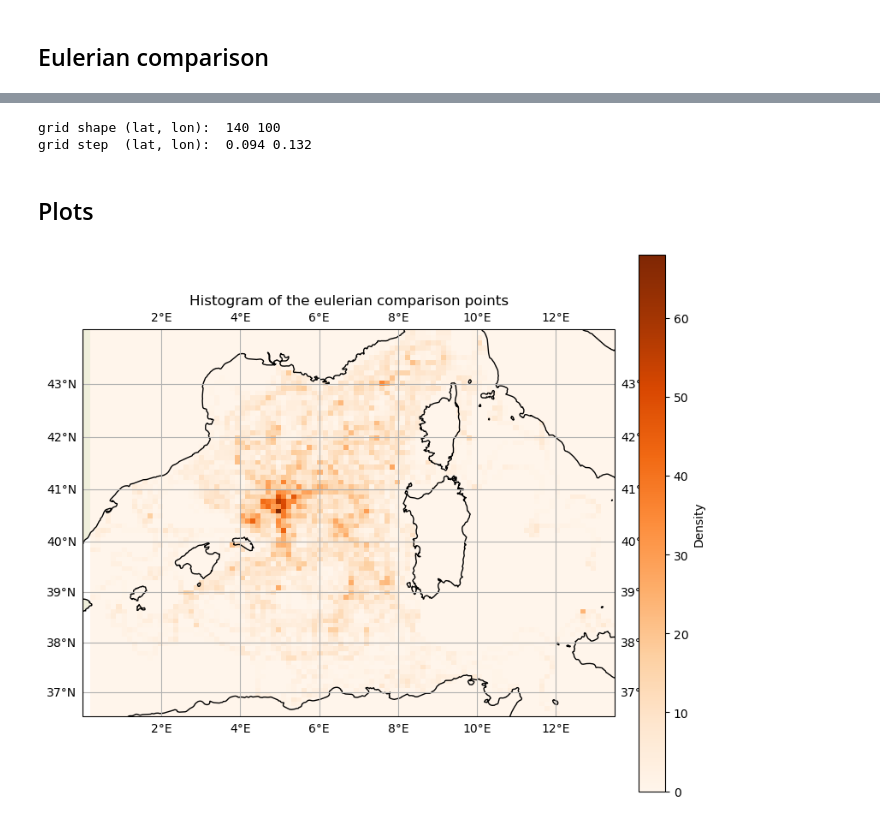
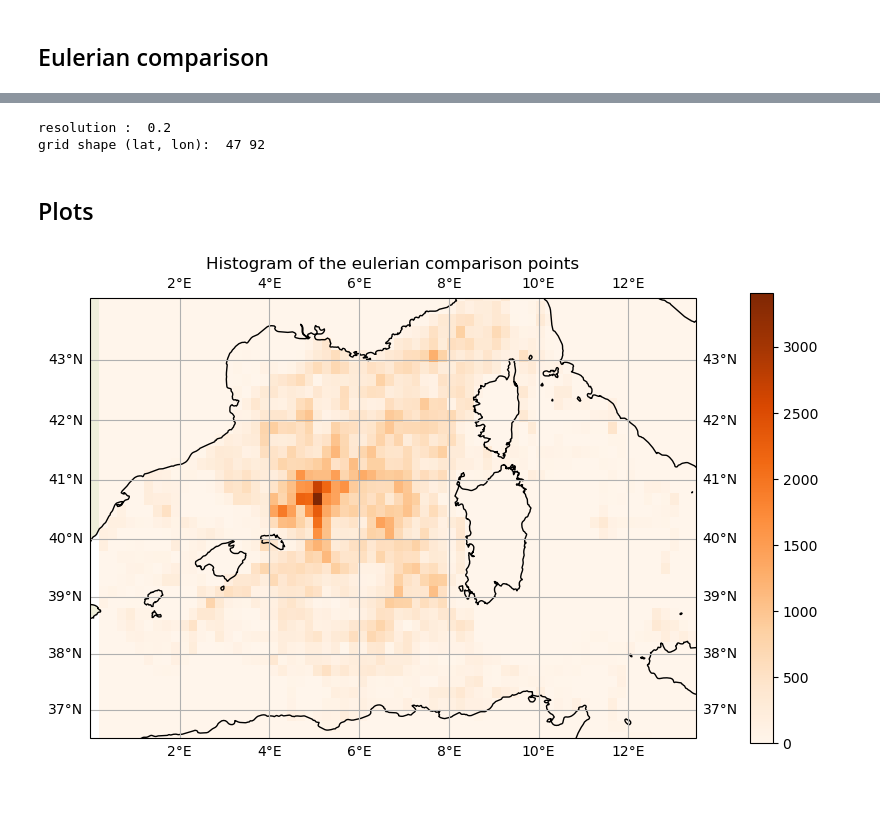
Before and after one commit to bouxdecl/MEOM_internship_2024, a Jupyter notebook: 2024-06-19_Eulerian_comparison.ipynb, the cells around one changed output, grey strips where cells are left out. Cells and saved outputs as stored; diff of their text form; code cells hidden in the pictures; blank space fills up the shorter version.

```diff
--- a/2024-06-19_Eulerian_comparison.ipynb
+++ b/2024-06-19_Eulerian_comparison.ipynb
@@ -38,12 +38,14 @@ import matplotlib
 from matplotlib import pyplot as plt
 
 
-path_save_data = './eulerian_dataframes/'
+path_data = './eulerian_dataframes/'
 path_save_plot = './save_plots/save_plots_2024-06-19_Eulerian_comparison'
+
+bbox_drifters = [0, 13.5, 36.5, 44]
 # %% [markdown]
 #### utils
 # %%
-def plot2d(lon, lat, data, cmap='Oranges', center_bar=False, title= None, save_name=None):
+def plot2d(lon, lat, data, bbox: tuple=bbox_drifters, cmap='Oranges', center_bar=False, fraction_cbar=0.033,  title= None, save_name=None):
     # Set up the figure and map projection
     fig = plt.figure(tight_layout=True, figsize=(8, 8))
     crs = ccrs.PlateCarree()
@@ -55,7 +57,6 @@ def plot2d(lon, lat, data, cmap='Oranges', center_bar=False, title= None, save_n
     ax.add_feature(cfeature.COASTLINE)
 
     # Set the map extent
-    bbox = [0, 13.5, 36.5, 44]
     ax.set_extent(bbox, crs=crs)
 
     # Plot the density of points
@@ -69,7 +70,7 @@ def plot2d(lon, lat, data, cmap='Oranges', center_bar=False, title= None, save_n
     mesh = ax.pcolormesh(lon, lat, data, transform=crs, cmap=cmap, vmin=vmin, vmax=vmax)
 
     # Add a color bar to show the density scale
-    cbar = plt.colorbar(mesh, ax=ax, orientation='vertical', fraction=0.046, pad=0.04)
+    cbar = plt.colorbar(mesh, ax=ax, orientation='vertical', fraction=fraction_cbar, pad=0.08)
     #cbar.set_label('Density')
 
 
@@ -85,7 +86,7 @@ def plot2d(lon, lat, data, cmap='Oranges', center_bar=False, title= None, save_n
 ## Eulerian comparison
 # %%
 #open dataframe
-df = vaex.open(os.path.join(path_save_data, 'file_lowess_1h_vs10.hdf5'))
+df = vaex.open(os.path.join(path_data, 'file_lowess_30min_vs01.hdf5'))
 
 print('Number of observations : ', len(df))
 df[:3]
@@ -118,25 +119,26 @@ df['diffabs_geoswot'] = np.abs(U_geoswot) - np.abs(U_drifter)
 df['diffabs_varswot'] = np.abs(U_varswot) - np.abs(U_drifter)
 df['diffabs_geonadir'] = np.abs(U_geonadir) - np.abs(U_drifter)
 df['diffabs_varnadir'] = np.abs(U_varnadir) - np.abs(U_drifter)
-# %%
-# defines the grid to apply statistics
-resolution = 100
-grid_size_lon, grid_size_lat = int(1.4*resolution), int(1*resolution)
-lon_grid, dlon = np.linspace(df.lon.min(), df.lon.max(), grid_size_lon, retstep=True)
-lat_grid, dlat = np.linspace(df.lat.min(), df.lat.max(), grid_size_lat, retstep=True)
-
-print('grid shape (lat, lon): ', grid_size_lon, grid_size_lat, '\ngrid step  (lat, lon): ', round(dlat, 3), round(dlon, 3))
-# %% [output]
-grid shape (lat, lon):  140 100
-grid step  (lat, lon):  0.094 0.132
 # %%
+# defines the grid to apply statistics
+resolution = 0.2 #°
+lon_grid = np.arange(df.lon.min(), df.lon.max(), resolution)
+lat_grid = np.arange(df.lat.min(), df.lat.max(), resolution)
+
+n_lat, n_lon = lat_grid.shape[0], lon_grid.shape[0]
+print('resolution : ', resolution, '\ngrid shape (lat, lon): ', n_lat, n_lon)
+
+
 # Compute the means on the grid
 columns_to_mean = df.column_names[4:]
-mean_grid = {col: df.mean(df[col], binby=[df['lon'], df['lat']], shape=(grid_size_lon, grid_size_lat)).T for col in columns_to_mean}
+mean_grid = {col: df.mean(df[col], binby=[df['lon'], df['lat']], shape=(n_lon, n_lat)).T for col in columns_to_mean}
+# %% [output]
+resolution :  0.2
+grid shape (lat, lon):  47 92
 # %% [markdown]
 ## Plots
 # %%
-hist, lat_edges, lon_edges = np.histogram2d(df.lat.values, df.lon.values, bins=(grid_size_lat, grid_size_lon), range=None, density=False)
+hist, lat_edges, lon_edges = np.histogram2d(df.lat.values, df.lon.values, bins=(n_lat, n_lon), range=None, density=False)
 plot2d(lon_edges, lat_edges, hist, title='Histogram of the eulerian comparison points')
 # %% [output]
-[figure, old version]
+[figure, new version]
```
Also changed, not shown: parts of 12 cells of this notebook, 7 other files.
